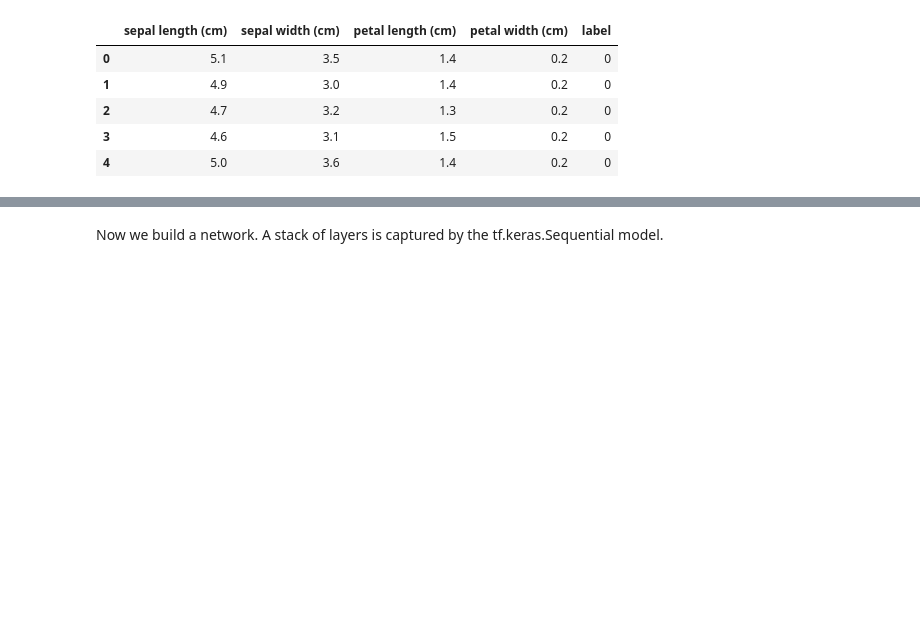
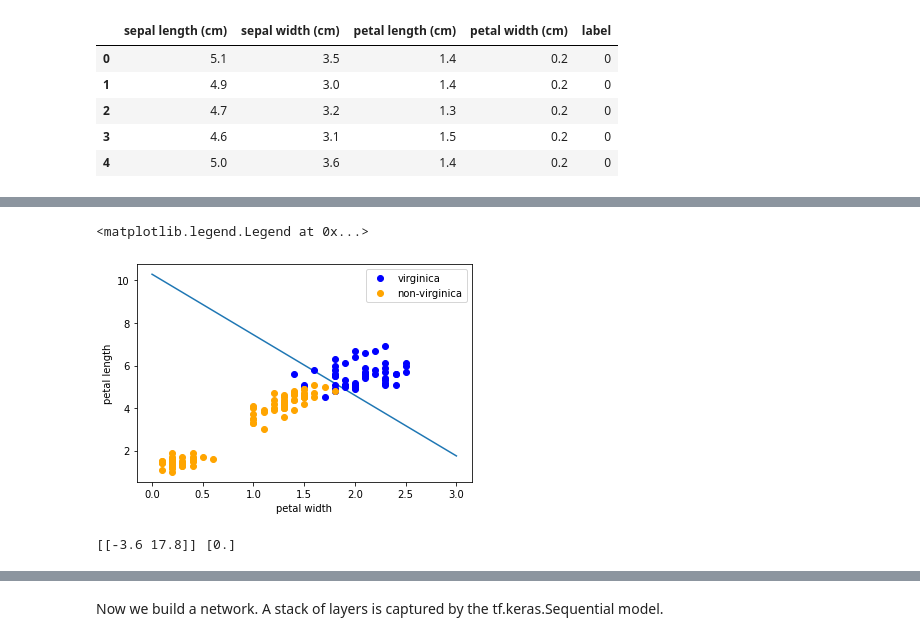
Before and after one commit to yeswhos/COMP5400M-Bio-inspired-Computing, a Jupyter notebook: CW2/Backpropagation on the Iris data set.ipynb, the cells around one changed output, grey strips where cells are left out. Drawn from its saved outputs; the diff is of its cells as text; code cells hidden in the pictures; blank space fills up the shorter version.

```diff
--- a/CW2/Backpropagation on the Iris data set.ipynb
+++ b/CW2/Backpropagation on the Iris data set.ipynb
@@ -181,0 +175,3 @@ print(X)
+# %%
+data_1 = np.array(df.iloc[50:150, [2, 3, -1]])
+X_virginica, y_virginica = data_1[:,:-1], data_1[:,-1]
@@ -266,0 +272,22 @@ plt.legend()
+# %%
+x_points = np.linspace(0,3)
+y_ = -(perceptron_virginica.w[0]*x_points + perceptron_virginica.b)/perceptron_virginica.w[1]
+plt.plot(x_points, y_)
+
+# plt.plot(data[:50, 0], data[:50, 1], 'bo', color='blue', label='0')
+# plt.plot(data[50:100, 0], data[50:100, 1], 'bo', color='orange', label='1')
+plt.plot(data_total[100:150, 1], data_total[100:150, 0],'bo', color='blue', label='virginica')
+plt.plot(data_total[:100, 1],data_total[:100, 0], 'bo', color='orange', label='non-virginica')
+plt.xlabel('petal width')
+plt.ylabel('petal length')
+plt.legend()
+# %% [output]
+<matplotlib.legend.Legend at 0x...>
+[figure, added]
+# %%
+from sklearn.linear_model import Perceptron as SPerceptron
+clf = SPerceptron(fit_intercept=False, max_iter=1000, shuffle=False)
+clf.fit(X_virginica, y_virginica)
+print(clf.coef_, clf.intercept_) # 打印权重
+# %% [output]
+[[-3.6 17.8]] [0.]
```
Also changed, not shown: parts of 12 cells of this notebook.
